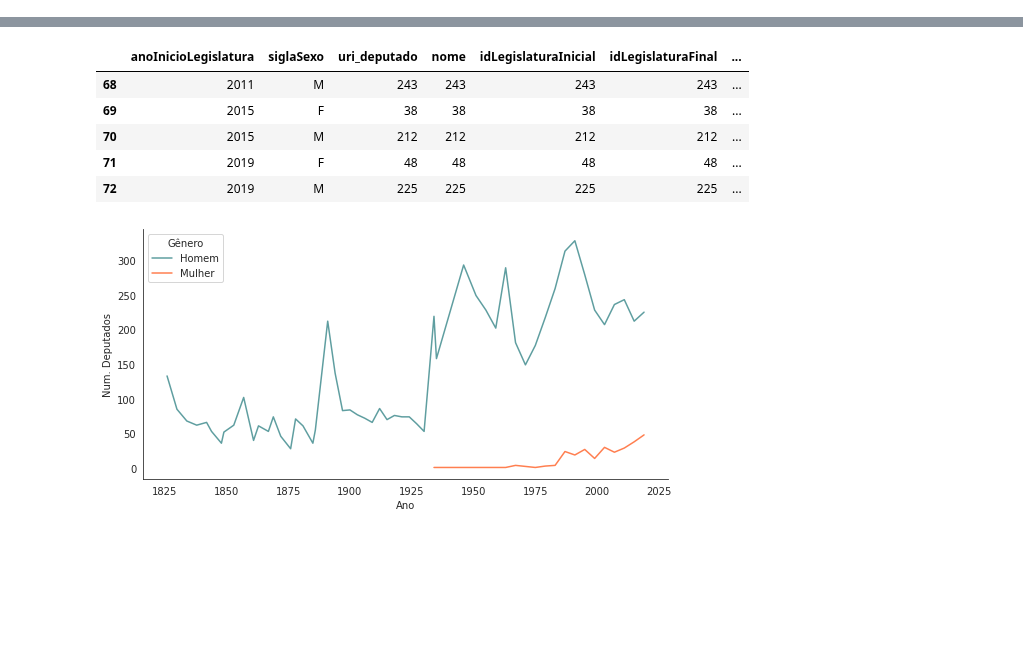
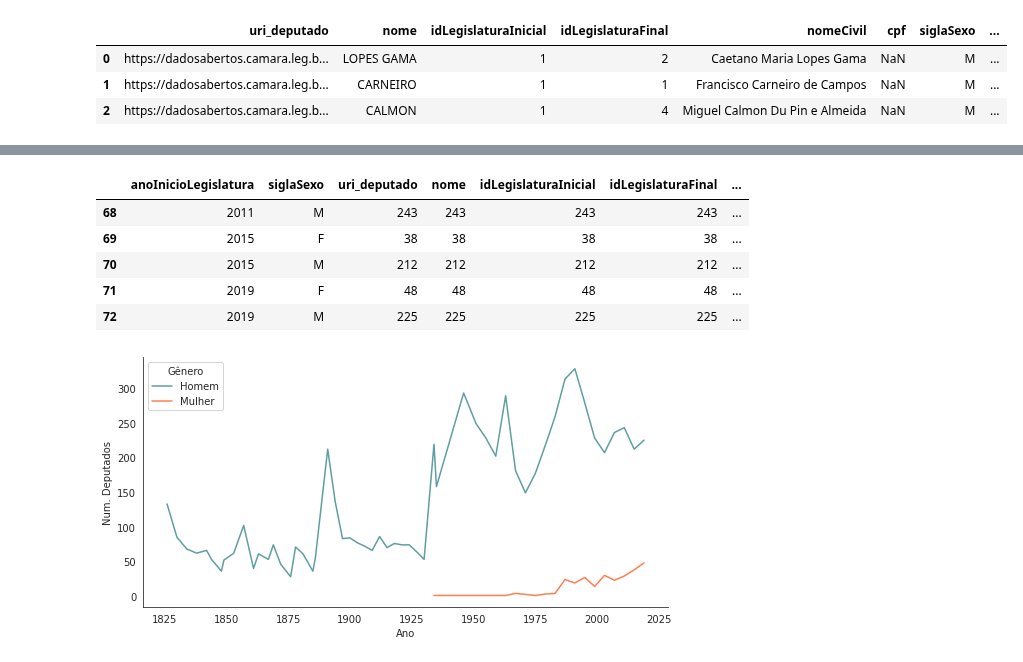
Before and after one commit to sartoriando/dotfiles, a Jupyter notebook: Rascunho_trabalho_final.ipynb, the cells around one changed output, grey strips where cells are left out. Saved outputs shown, nothing was run; the diff lists cells and outputs as text; code cells hidden in the pictures; blank space fills up the shorter version.

```diff
--- a/Rascunho_trabalho_final.ipynb
+++ b/Rascunho_trabalho_final.ipynb
@@ -55,0 +62,10 @@ mulheres = m[['nome','dataNascimento', 'idLegislaturaInicial', 'uri_deputado','n
+# %%
+#  Criando coluna com ano de início da legislatura
+df_deputados['anoInicioLegislatura'] = df_deputados.dataInicio.apply(lambda x: int(x.split('-')[0]))
+
+df_deputados.head(3)
+# %% [output]
+|  | uri_deputado | nome | idLegislaturaInicial | idLegislaturaFinal | nomeCivil | cpf | siglaSexo | ... |
+| 0 | https://dadosabertos.camara.leg.b... | LOPES GAMA | 1 | 2 | Caetano Maria Lopes Gama | NaN | M | ... |
+| 1 | https://dadosabertos.camara.leg.b... | CARNEIRO | 1 | 1 | Francisco Carneiro de Campos | NaN | M | ... |
+| 2 | https://dadosabertos.camara.leg.b... | CALMON | 1 | 4 | Miguel Calmon Du Pin e Almeida | NaN | M | ... |
```
Also changed, not shown: parts of 12 cells of this notebook.
